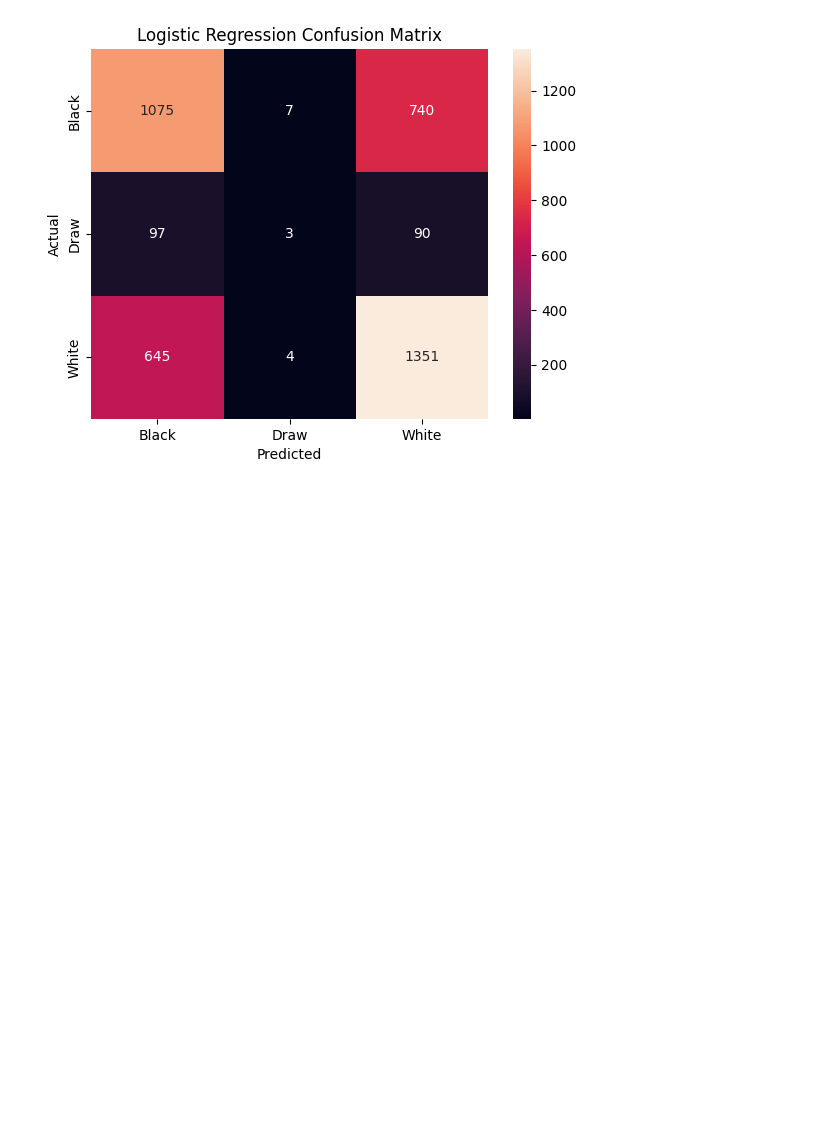
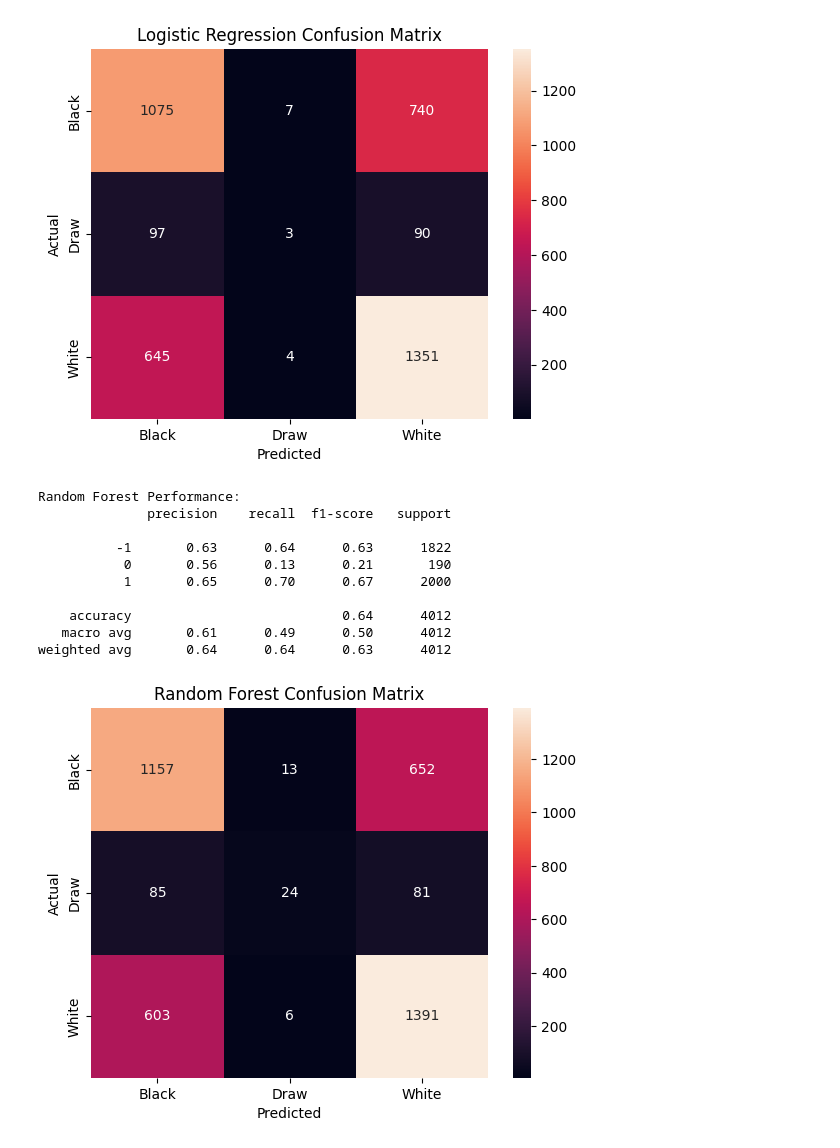
Before and after one commit to rohanxavier33/overBeforeItStarted, a Jupyter notebook: main.ipynb, the cells around one changed output. Cells and saved outputs as stored; diff of their text form; code cells hidden in the pictures; blank space fills up the shorter version.

```diff
--- a/main.ipynb
+++ b/main.ipynb
@@ -218,3 +218,34 @@ Logistic Regression Performance:
    macro avg       0.48      0.43      0.42      4012
 weighted avg       0.59      0.61      0.59      4012
 [figure]
+# %%
+# Initialize and train the Random Forest model
+rf_clf = RandomForestClassifier(n_estimators=100, random_state=3, n_jobs=-1)
+rf_clf.fit(X_train, y_train)
+
+# Make predictions
+y_pred_rf = rf_clf.predict(X_test)
+
+# Evaluate the model
+print("\nRandom Forest Performance:")
+print(classification_report(y_test, y_pred_rf))
+
+# Visualize the Confusion Matrix
+cm_rf = confusion_matrix(y_test, y_pred_rf)
+sns.heatmap(cm_rf, annot=True, fmt='d', xticklabels=['Black', 'Draw', 'White'], yticklabels=['Black', 'Draw', 'White'])
+plt.ylabel('Actual')
+plt.xlabel('Predicted')
+plt.title('Random Forest Confusion Matrix')
+plt.show()
+# %% [output]
+Random Forest Performance:
+              precision    recall  f1-score   support
+
+          -1       0.63      0.64      0.63      1822
+           0       0.56      0.13      0.21       190
+           1       0.65      0.70      0.67      2000
+
+    accuracy                           0.64      4012
+   macro avg       0.61      0.49      0.50      4012
+weighted avg       0.64      0.64      0.63      4012
+[figure, added]
```
